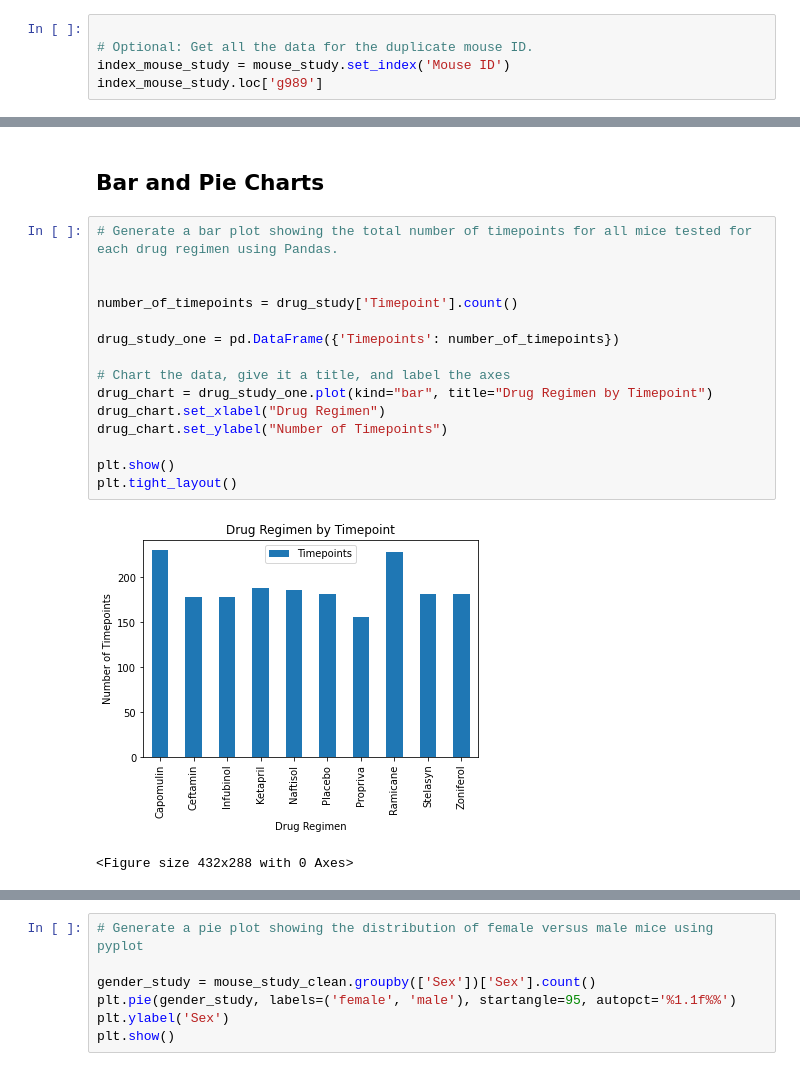
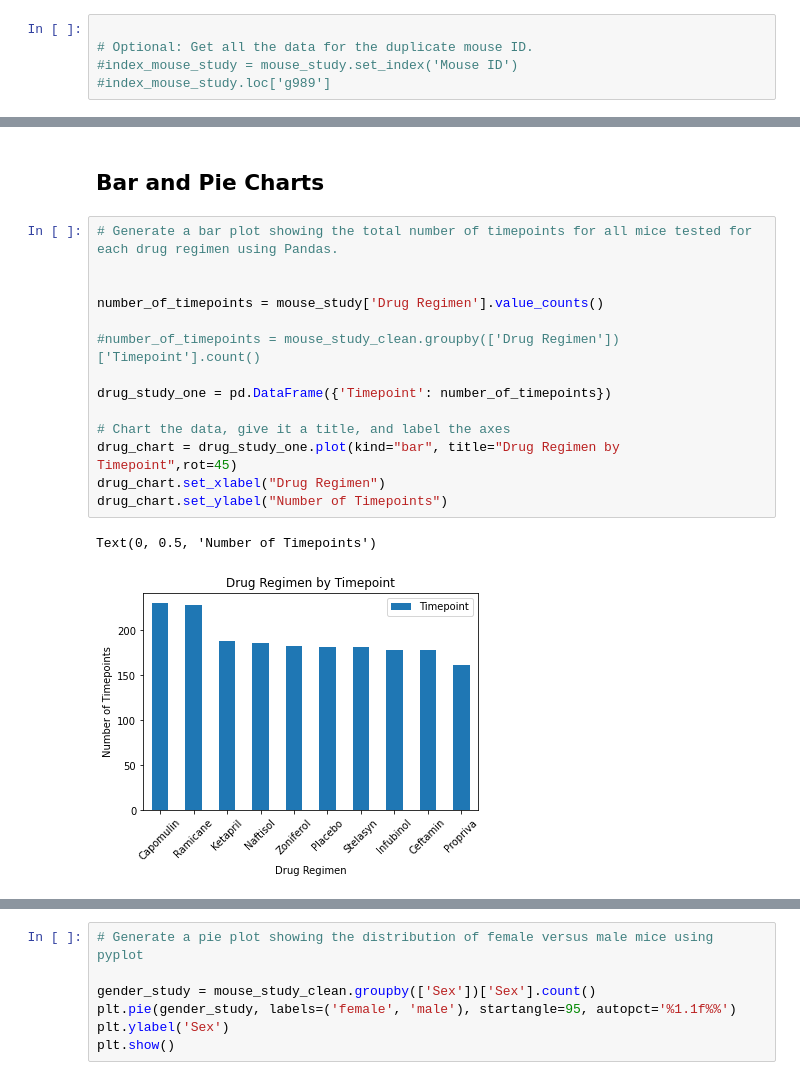
Before and after one commit to norojordan/Mathplotlib-HW, a Jupyter notebook: pymaceuticals_starter.ipynb, the cells around one changed output, grey strips where cells are left out. Cells and saved outputs as stored; diff of their text form.

```diff
--- a/pymaceuticals_starter.ipynb
+++ b/pymaceuticals_starter.ipynb
@@ -58,5 +67,5 @@ Name: Mouse ID, Length: 249, dtype: int64
 # %%
 
 # Optional: Get all the data for the duplicate mouse ID.
-index_mouse_study = mouse_study.set_index('Mouse ID')
-index_mouse_study.loc['g989']
+#index_mouse_study = mouse_study.set_index('Mouse ID')
+#index_mouse_study.loc['g989']
@@ -161,21 +159,20 @@ summary_stats
 # %%
 # Generate a bar plot showing the total number of timepoints for all mice tested for each drug regimen using Pandas.
 
 
-number_of_timepoints = drug_study['Timepoint'].count()
+number_of_timepoints = mouse_study['Drug Regimen'].value_counts()
 
-drug_study_one = pd.DataFrame({'Timepoints': number_of_timepoints})
+#number_of_timepoints = mouse_study_clean.groupby(['Drug Regimen'])['Timepoint'].count()
+
+drug_study_one = pd.DataFrame({'Timepoint': number_of_timepoints})
 
 # Chart the data, give it a title, and label the axes
-drug_chart = drug_study_one.plot(kind="bar", title="Drug Regimen by Timepoint")
+drug_chart = drug_study_one.plot(kind="bar", title="Drug Regimen by Timepoint",rot=45)
 drug_chart.set_xlabel("Drug Regimen")
 drug_chart.set_ylabel("Number of Timepoints")
-
-plt.show()
-plt.tight_layout()
 # %% [output]
+Text(0, 0.5, 'Number of Timepoints')
-[figure, old version]
+[figure, new version]
-<Figure size 432x288 with 0 Axes>
 # %%
 drug_study_one
 # %% [output]
```
Also changed, not shown: parts of 14 cells of this notebook.
